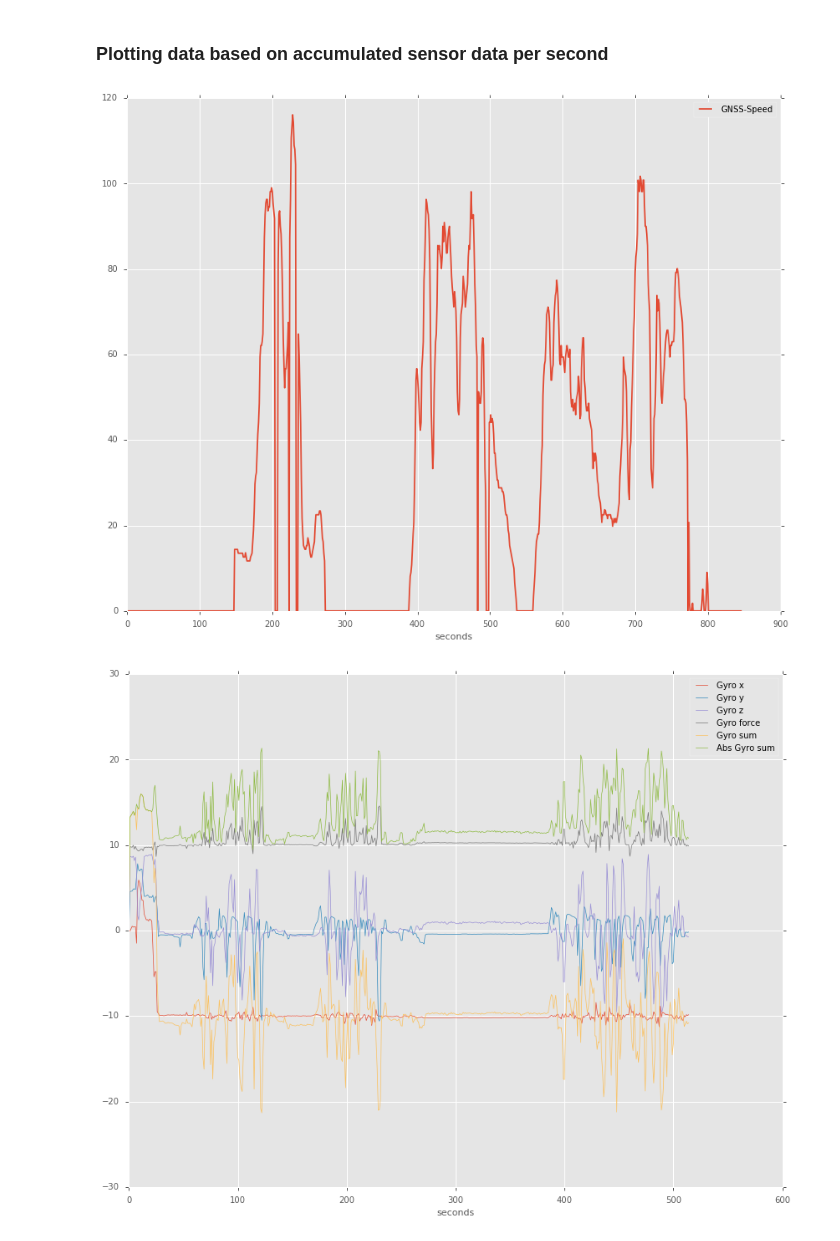
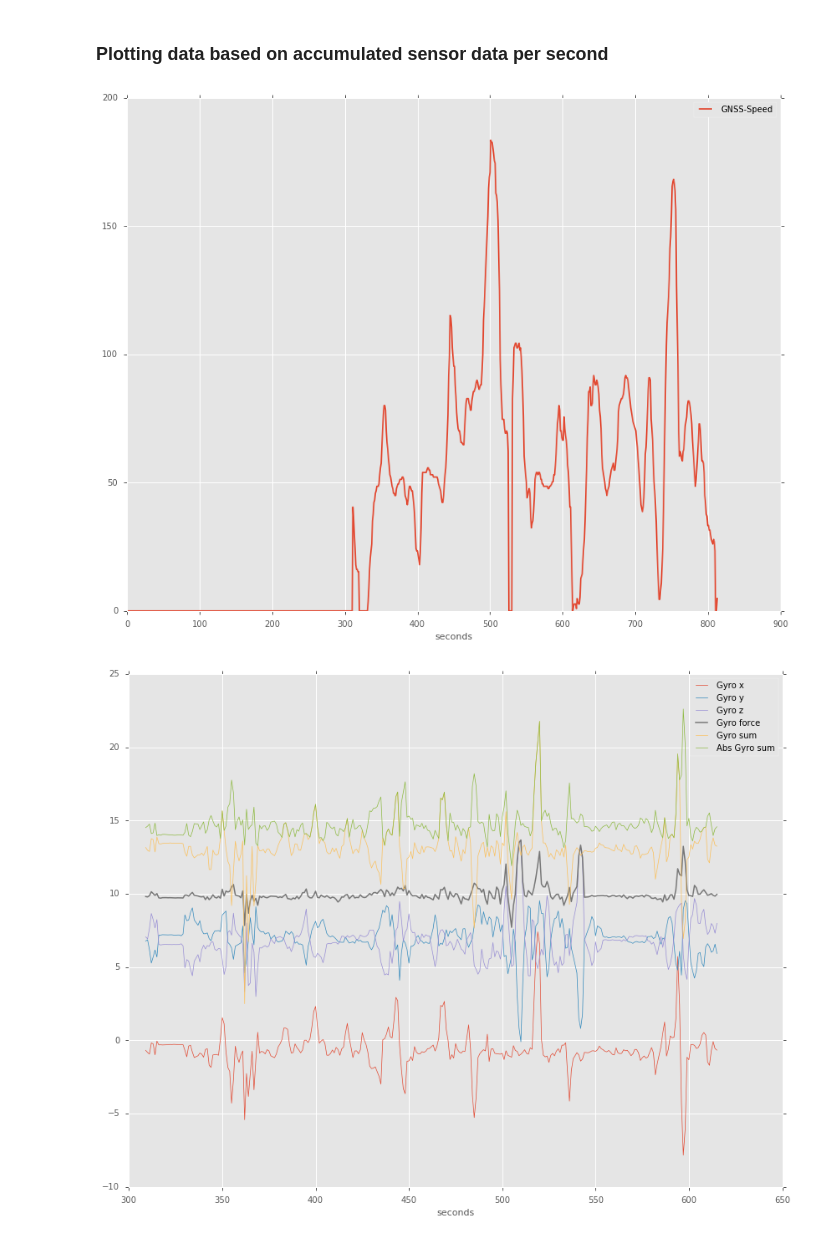
Before and after one commit to AlexImmer/TuevAnalysis, a Jupyter notebook: OutputAnalytics.ipynb, the cells around one changed output. Drawn from its saved outputs; the diff is of its cells as text; code cells hidden in the pictures.

```diff
--- a/OutputAnalytics.ipynb
+++ b/OutputAnalytics.ipynb
@@ -17 +22,3 @@ from LogReader import read_device_log, device_log_to_sensordata
+# %%
+file_name = 'data/tuev1 CA Mini.txt'
 # %%
@@ -34,7 +39,8 @@ plt.show()
 # %% [markdown]
 ### Plotting data based on accumulated sensor data per second
 # %%
-sensors = device_log_to_sensordata('data/tuev22I.txt')
+sensors = device_log_to_sensordata(file_name)
+add_speed(sensors)
 norm = min([x.time for x in sensors])
 times = [t.time - norm for t in sensors]
 # %%
@@ -43,19 +49,19 @@ plt.xlabel('seconds')
 plt.legend()
 plt.show()
 # %% [output]
-[figure, old version]
+[figure, new version]
 # %%
-start, end = 0, 500
+start, end = 300, 600
 gyro = [s for s in sensors[start:end]]
 t = times[start:end]
 plt.plot(t, [s.x for s in gyro], linewidth=0.7, label='Gyro x')
 plt.plot(t, [s.y for s in gyro], linewidth=0.7, label='Gyro y')
 plt.plot(t, [s.z for s in gyro], linewidth=0.7, label='Gyro z')
-plt.plot(t, [s.gyro_force() for s in gyro], linewidth=0.7, label='Gyro force')
+plt.plot(t, [s.gyro_force() for s in gyro], linewidth=1.5, label='Gyro force')
 plt.plot(t, [s.gyro_sum() for s in gyro], linewidth=0.7, label='Gyro sum')
 plt.plot(t, [s.gyro_abs_sum() for s in gyro], linewidth=0.7, label='Abs Gyro sum')
 plt.legend()
 plt.xlabel('seconds')
 plt.show()
 # %% [output]
-[figure, old version]
+[figure, new version]
```
Also changed, not shown: parts of 5 cells of this notebook, 1 other file.
